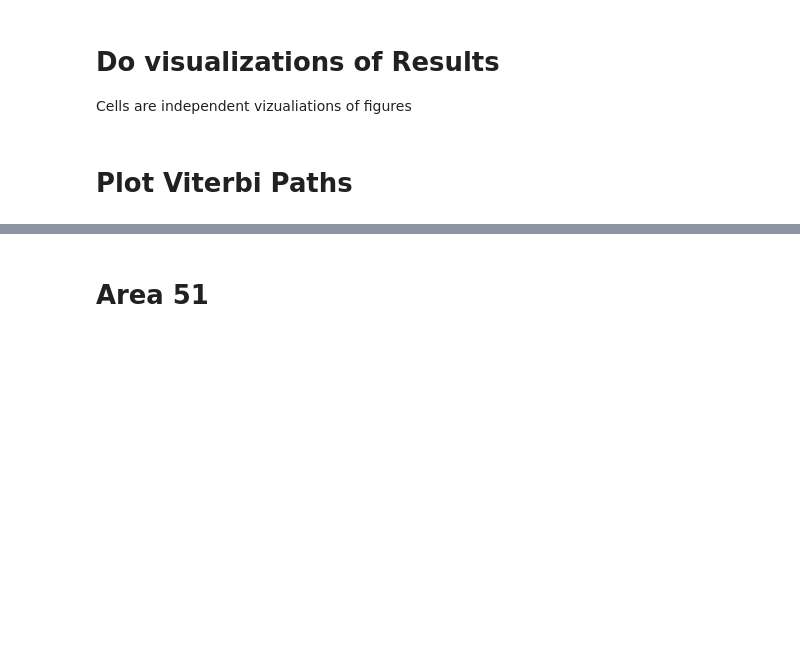
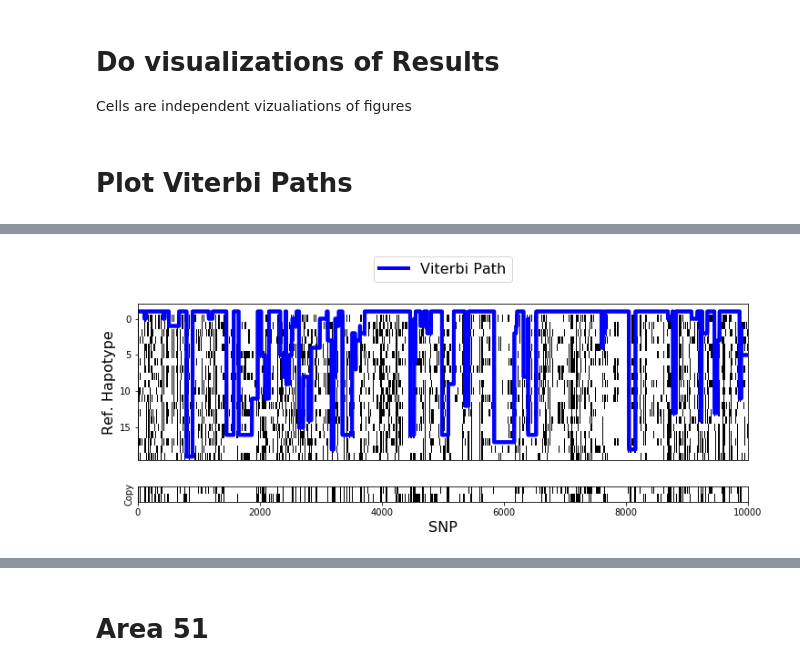
Before and after one commit to hringbauer/hapROH, a Jupyter notebook: Notebooks/figures.ipynb, the cells around one changed output, grey strips where cells are left out. Cells and saved outputs as stored; diff of their text form; code cells hidden in the pictures; blank space fills up the shorter version.

```diff
--- a/Notebooks/figures.ipynb
+++ b/Notebooks/figures.ipynb
@@ -13,21 +12,25 @@ from matplotlib import gridspec
 # %% [markdown]
 # Plot Viterbi Paths
 # %%
-def load_data(folder="../Simulated/Example0/"):
+def load_data(folder="../Simulated/Example0/", empirical=False):
     """Load and return the Data from one Data Folder"""
 
     ref_states = np.loadtxt(folder + "refs.csv", dtype="int", delimiter=",")
     ob_stat = np.loadtxt(folder + "hap.csv", dtype="int", delimiter=",")
-    lats = np.loadtxt(folder + "lat.csv", dtype="int", delimiter=",")
     viterbi_path = np.loadtxt(folder + "viterbi_path.csv", dtype="int", delimiter=",")
     posterior = np.loadtxt(folder + "posterior.csv", dtype="float", delimiter=",")
 
+    if empirical==False:
+        lats = np.loadtxt(folder + "lat.csv", dtype="int", delimiter=",")
+    else:
+        lats = 0
+
     print(f"Successfully loaded Data from: {folder}")
     return ref_states, ob_stat, lats, viterbi_path, posterior
 # %%
-def plot_viterbi(folder = "../Simulated/Test20r/", save=True):
+def plot_viterbi(folder = "../Simulated/Test20r/", save=True, empirical=False):
     """Plot Viterbi Path of Haplotype copying"""
-    ref_states, ob_stat, lats, viterbi_path, _ = load_data(folder=folder)
+    ref_states, ob_stat, lats, viterbi_path, _ = load_data(folder=folder, empirical=empirical)
 
 
     ###########################
@@ -43,11 +46,12 @@ def plot_viterbi(folder = "../Simulated/Test20r/", save=True):
     ax1 = plt.subplot(gs[1]) # The middle one
 
     ax.imshow(ref_states, cmap='Greys',  aspect='auto')
-    ax.plot(lats[0,:]-1.5, linewidth=2, color="yellow", label="Copying State") # Plot upper Boarder
-    ax.plot(lats[0,:]-0.5, linewidth=2, color="yellow") # Plot lower boarder
+    if empirical == False:
+        ax.plot(lats[0,:]-1.5, linewidth=2, color="yellow", label="Copying State") # Plot upper Boarder
+        ax.plot(lats[0,:]-0.5, linewidth=2, color="yellow") # Plot lower boarder
 
-    ax.plot(lats[1,:]-1.5, linewidth=2, color="red") # Plot upper Boarder
-    ax.plot(lats[1,:]-0.5, linewidth=2, color="red") # Plot lower boarder
+        ax.plot(lats[1,:]-1.5, linewidth=2, color="red") # Plot upper Boarder
+        ax.plot(lats[1,:]-0.5, linewidth=2, color="red") # Plot lower boarder
 
     ax.plot(viterbi_path-1.0, linewidth=4, color="blue", label="Viterbi Path")
 
@@ -76,0 +76,3 @@ Successfully loaded Data from: ../Simulated/TestMVN2Copy/
+# %%
+plot_viterbi(folder = "../Empirical/Sard20_0-10kROH/", empirical=True, save=False)
+# %% [output]
@@ -77 +80,2 @@ Successfully loaded Data from: ../Simulated/TestMVN2Copy/
+[figure, added]
 # %%
```
Also changed, not shown: parts of 9 cells of this notebook, 25 other files.
